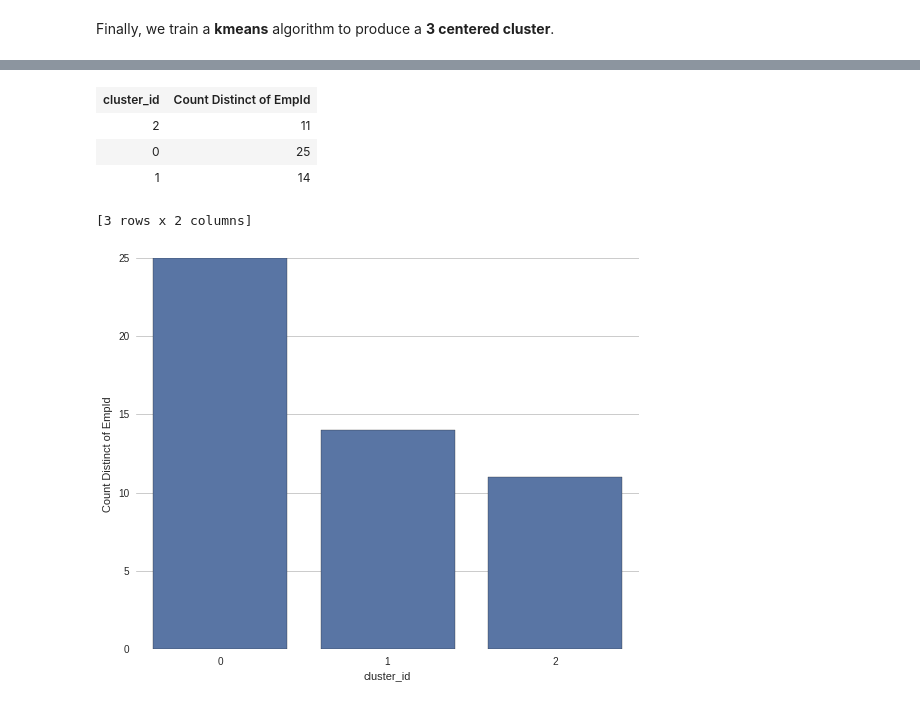
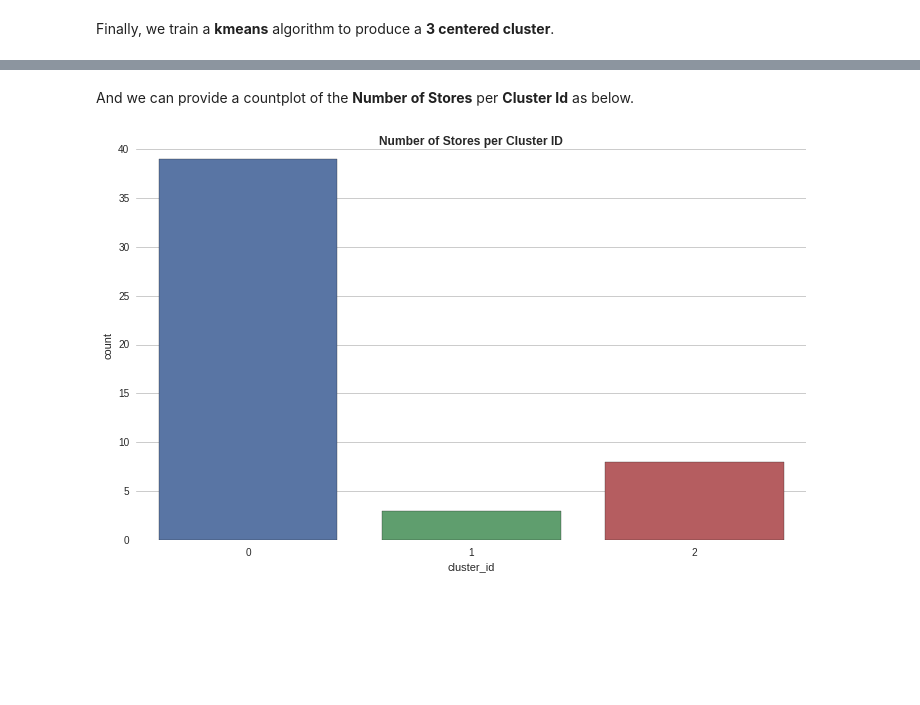
Before and after one commit to tgrammat/ML-Data_Challenges, a Jupyter notebook: Dato-tutorials/pattern-mining/Pattern Mining - Association Rule Mining.ipynb, the cells around one changed output, grey strips where cells are left out. Cells and saved outputs as stored; diff of their text form; code cells hidden in the pictures; blank space fills up the shorter version.

Commit message:
pattern-mining example: visualizations added

```diff
--- a/Dato-tutorials/pattern-mining/Pattern Mining - Association Rule Mining.ipynb
+++ b/Dato-tutorials/pattern-mining/Pattern Mining - Association Rule Mining.ipynb
@@ -495,18 +496,11 @@ emp_space
 [50 rows x 3 columns]
 Note: Only the head of the SFrame is printed.
 You can use print_rows(num_rows=m, num_columns=n) to print more rows and columns.
-# %%
-emp_space_segments = emp_space.groupby('cluster_id', agg.COUNT_DISTINCT('EmpId'))
-emp_space_segments
-# %% [output]
-| cluster_id | Count Distinct of EmpId |
-| 2 | 11 |
-| 0 | 25 |
-| 1 | 14 |
-[3 rows x 2 columns]
-# %%
-%matplotlib inline
-seaborn_barplot(emp_space_segments, 'cluster_id', 'Count Distinct of EmpId',
-                style='whitegrid', palette='deep')
-# %% [output]
-[figure, removed]
+# %% [markdown]
+And we can provide a countplot of the **Number of Stores** per **Cluster Id** as below.
+# %%
+%matplotlib inline
+segments_countplot(emp_space, x='cluster_id',
+                   figsize_tuple=(12,7), title='Number of Stores per Cluster ID')
+# %% [output]
+[figure, added]
```
Also changed, not shown: parts of 10 cells of this notebook, 1 other file.
